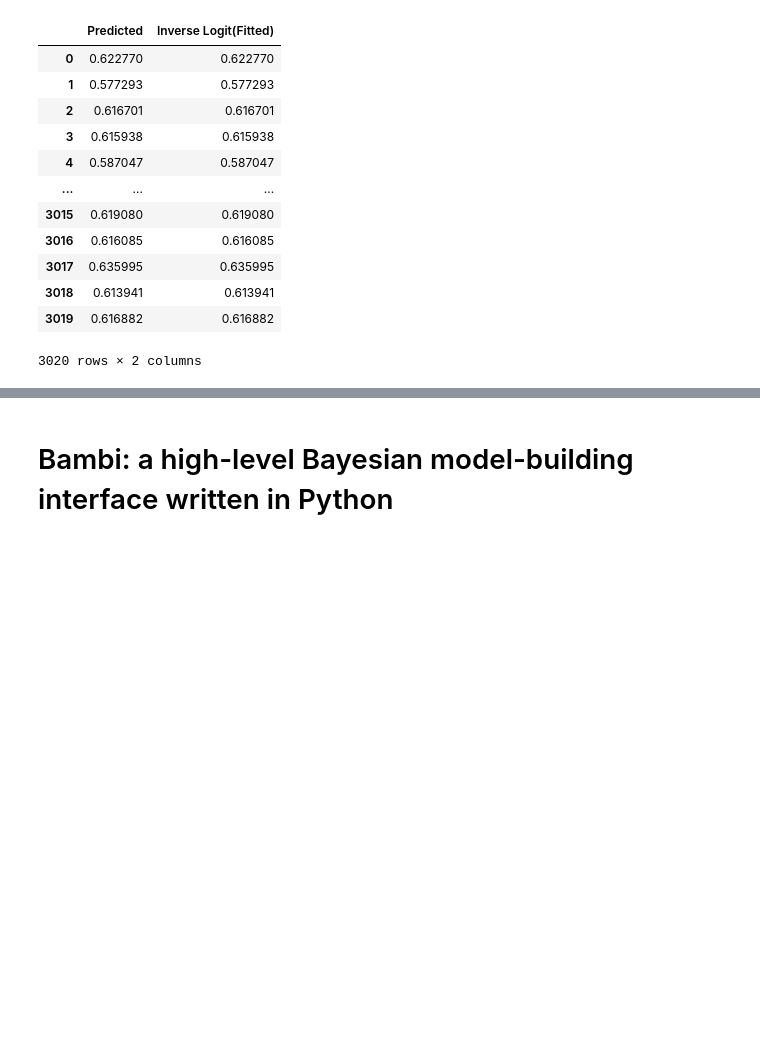
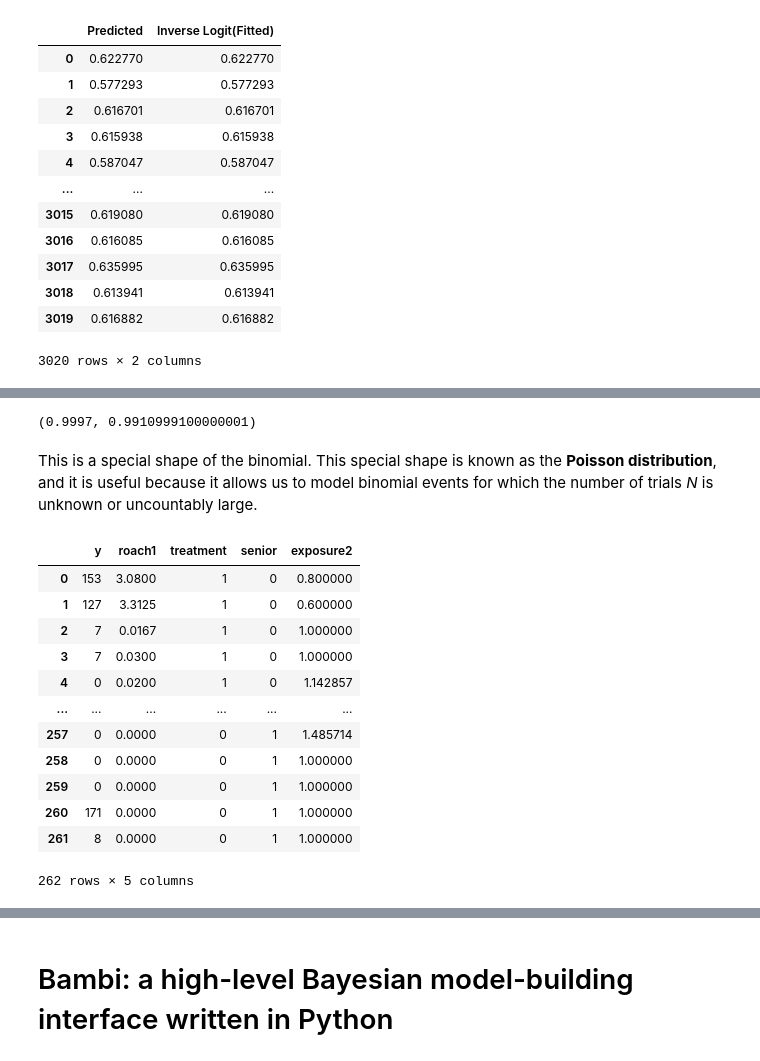
Before and after one commit to cbrownley/NYU-Python-Workshop, a Jupyter notebook: 3b_Python_Logistic_Regression.ipynb, the cells around one changed output, grey strips where cells are left out. Drawn from its saved outputs; the diff is of its cells as text; code cells hidden in the pictures; blank space fills up the shorter version.

```diff
--- a/3b_Python_Logistic_Regression.ipynb
+++ b/3b_Python_Logistic_Regression.ipynb
@@ -896,0 +1065,31 @@ pd.concat([results1.predict(X), expit(results1.fittedvalues)], axis=1).rename({0
+# %%
+# SOURCE: https://numpy.org/doc/stable/reference/random/generated/numpy.random.binomial.html
+y = np.random.binomial(n=1000, p=1/1000, size=10000)
+(np.mean(y) , np.var(y))
+# %% [output]
+(0.9997, 0.9910999100000001)
+# %% [markdown]
+This is a special shape of the binomial.  This special shape is known as the **Poisson distribution**, and it is useful because it allows us to model binomial events for which the number of trials *N* is unknown or uncountably large.
+# %%
+roaches_url = 'https://raw.githubusercontent.com/avehtari/ROS-Examples/master/Roaches/data/roaches.csv'
+
+roaches = pd.read_csv(roaches_url, usecols=['y', 'roach1', 'treatment', 'senior', 'exposure2'])
+
+# Rescale
+roaches['roach1'] = roaches['roach1'] / 100.
+
+roaches
+# %% [output]
+|  | y | roach1 | treatment | senior | exposure2 |
+| 0 | 153 | 3.0800 | 1 | 0 | 0.800000 |
+| 1 | 127 | 3.3125 | 1 | 0 | 0.600000 |
+| 2 | 7 | 0.0167 | 1 | 0 | 1.000000 |
+| 3 | 7 | 0.0300 | 1 | 0 | 1.000000 |
+| 4 | 0 | 0.0200 | 1 | 0 | 1.142857 |
+| ... | ... | ... | ... | ... | ... |
+| 257 | 0 | 0.0000 | 0 | 1 | 1.485714 |
+| 258 | 0 | 0.0000 | 0 | 1 | 1.000000 |
+| 259 | 0 | 0.0000 | 0 | 1 | 1.000000 |
+| 260 | 171 | 0.0000 | 0 | 1 | 1.000000 |
+| 261 | 8 | 0.0000 | 0 | 1 | 1.000000 |
+262 rows × 5 columns
```
Also changed, not shown: parts of 25 cells of this notebook, 1 other file.
